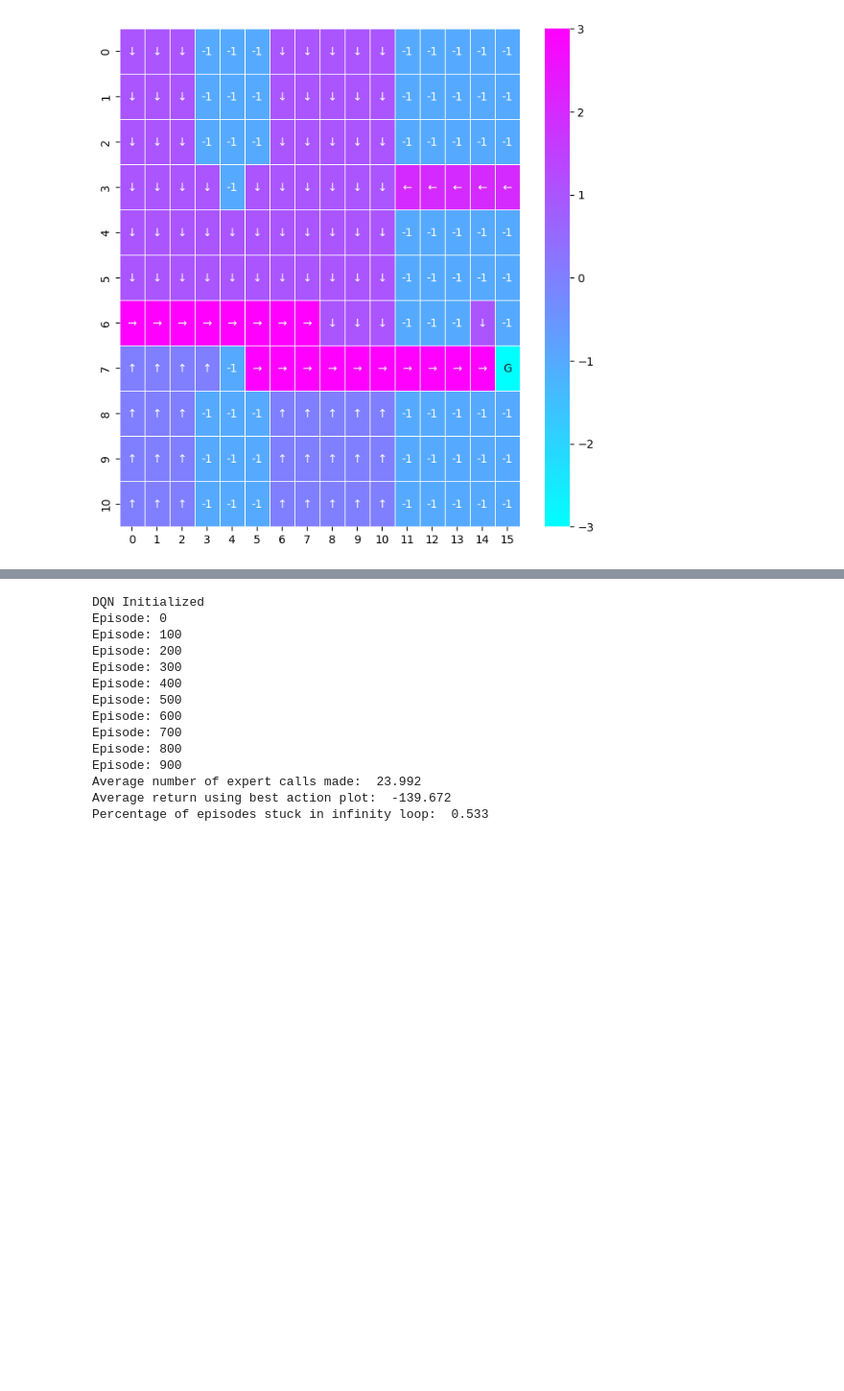
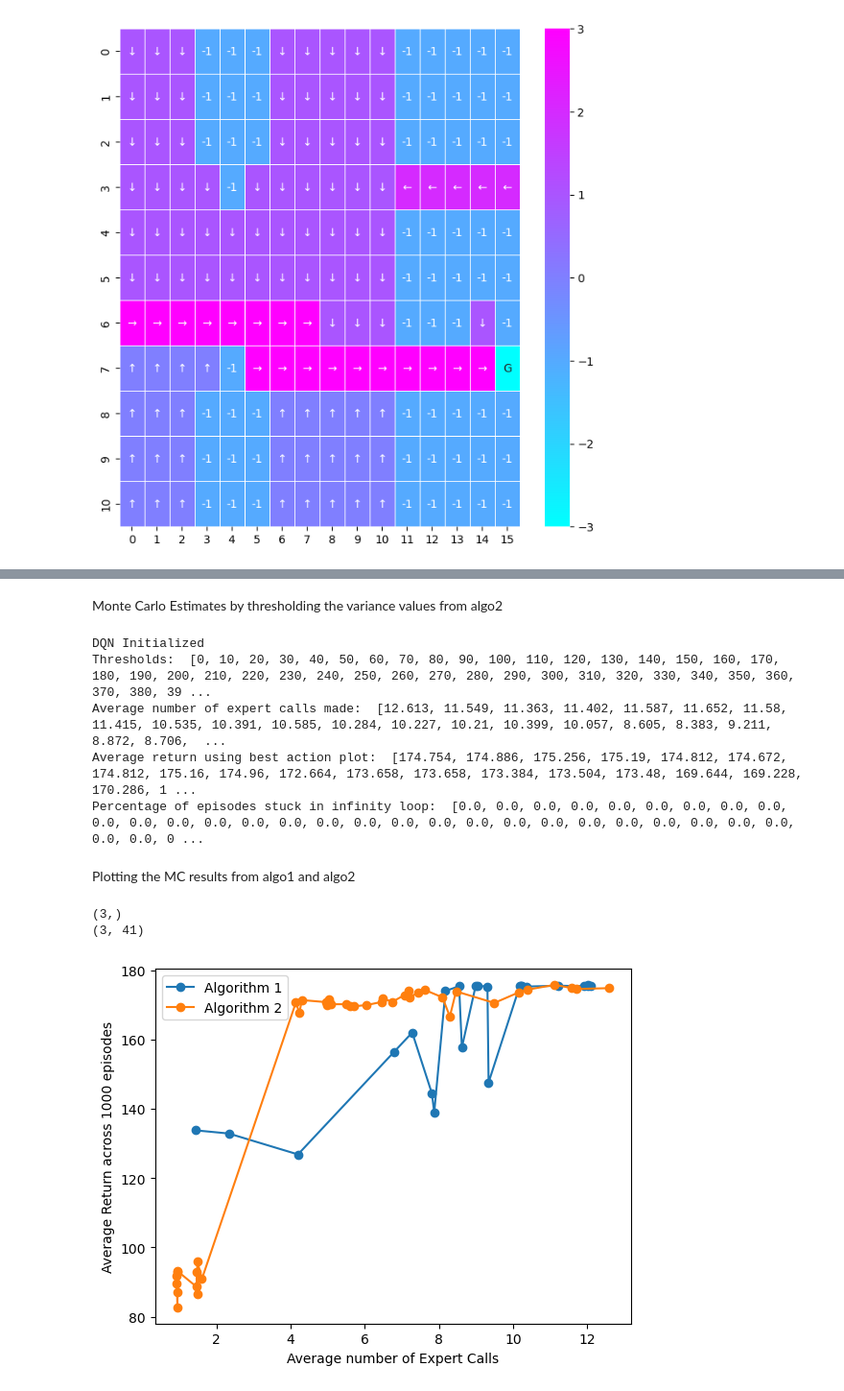
Before and after one commit to SiddharthSingi/Human-in-the-loop-RL, a Jupyter notebook: DQN_sparse_map/experiments.ipynb, the cells around one changed output, grey strips where cells are left out. Shown at 96% size. Cells and saved outputs as stored; diff of their text form; code cells hidden in the pictures; blank space fills up the shorter version.

```diff
--- a/DQN_sparse_map/experiments.ipynb
+++ b/DQN_sparse_map/experiments.ipynb
@@ -292,3 +519,5 @@ Running algo1 monte carlo estimates
+# %% [markdown]
+Monte Carlo Estimates by thresholding the variance values from algo2
 # %%
 import os
 import torch
@@ -300,29 +529,64 @@ os.chdir('/home/sidd/Human-in-the-loop-RL/')
 lr = 5e-5			# Learning rate for Q, M models
 alg2 = False
 logdir = 'DQN_sparse_map/Ocean/30k/v9/alg1'
-expert_penalty = -0.9	# Value should be negative
+expert_penalty = 0	# Value should be negative
 device = torch.device('cuda' if torch.cuda.is_available() else "cpu")
 torch.set_num_threads(4)
 
 # Adding all hyperparametres to a text file
 os.makedirs(logdir, exist_ok=True)
 
-env = Grid(patch_size=5, expert_map_f = 'DQN_sparse_map/Ocean/expert_policy.npy', expert_penalty=expert_penalty)
+env = Grid(patch_size=5, expert_penalty=0, expert_map_f='DQN_sparse_map/Ocean/expert_policy.npy')
 test_env = Grid(0, patch_size=5)
 DQN = DQN_Agent(env, test_env, lr, device, burn_in=2)
-DQN.policy_rollout(1000, smoothing=100, max_steps=120, best_action_f='DQN_sparse_map/Ocean/30k/v4/alg1/Plots/Best_actions.npy')
+DQN.threshold_rollout(1000, thresh_spacing=20, dir_f='DQN_sparse_map/Ocean/10k/v1/Plots/', max_steps=25)
 # %% [output]
 DQN Initialized
-Episode: 0
-Episode: 100
-Episode: 200
-Episode: 300
-Episode: 400
-Episode: 500
-Episode: 600
-Episode: 700
-Episode: 800
-Episode: 900
-Average number of expert calls made:  23.992
-Average return using best action plot:  -139.672
-Percentage of episodes stuck in infinity loop:  0.533
+Thresholds:  [0, 10, 20, 30, 40, 50, 60, 70, 80, 90, 100, 110, 120, 130, 140, 150, 160, 170, 180, 190, 200, 210, 220, 230, 240, 250, 260, 270, 280, 290, 300, 310, 320, 330, 340, 350, 360, 370, 380, 39 ...
+Average number of expert calls made:  [12.613, 11.549, 11.363, 11.402, 11.587, 11.652, 11.58, 11.415, 10.535, 10.391, 10.585, 10.284, 10.227, 10.21, 10.399, 10.057, 8.605, 8.383, 9.211, 8.872, 8.706,  ...
+Average return using best action plot:  [174.754, 174.886, 175.256, 175.19, 174.812, 174.672, 174.812, 175.16, 174.96, 172.664, 173.658, 173.658, 173.384, 173.504, 173.48, 169.644, 169.228, 170.286, 1 ...
+Percentage of episodes stuck in infinity loop:  [0.0, 0.0, 0.0, 0.0, 0.0, 0.0, 0.0, 0.0, 0.0, 0.0, 0.0, 0.0, 0.0, 0.0, 0.0, 0.0, 0.0, 0.0, 0.0, 0.0, 0.0, 0.0, 0.0, 0.0, 0.0, 0.0, 0.0, 0.0, 0.0, 0.0, 0 ...
+# %% [markdown]
+Plotting the MC results from algo1 and algo2
+# %%
+import matplotlib.pyplot as plt
+import numpy as np
+
+# Visualizations
+algo1_expert_calls = [10.233, 12.017, 9.0365, 11.2195, 12.1035, 8.5435, 10.2165, 10.3715, 10.1795, 8.9915, 8.6175, 12.017, 6.7805, 8.1755, 11.9275, 9.307, 7.278, 7.8085, 9.3385, 2.33, 4.196, 7.872, 1.436]
+algo1_average_returns = [175.572, 175.631, 175.465, 175.499, 175.318, 175.354, 175.478, 175.25, 175.404, 175.522, 157.662, 175.4, 156.308, 173.972, 175.352, 175.251, 161.9805, 144.467, 147.564, 132.8485, 126.816, 138.892, 133.7615]
+algo1_expert_penalties = [-0.1, -0.2, -0.3, -0.4, -0.5, -0.6, -0.7, -0.8, -0.9]
+algo1_arr = np.array([algo1_expert_calls, algo1_average_returns, algo1_expert_penalties])
+np.save('DQN_sparse_map/Plots/algo1_arr.npy', algo1_arr)
+print(algo1_arr.shape)
+
+sorted_inds = np.argsort(algo1_expert_calls)
+algo1_expert_calls = np.array(algo1_expert_calls)[sorted_inds]
+algo1_average_returns = np.array(algo1_average_returns)[sorted_inds]
+
+algo2_expert_calls = [12.597, 11.72, 11.121, 11.577, 10.148, 10.392, 9.493, 8.294, 8.461, 8.093, 7.618, 7.451, 7.217, 7.182, 7.064, 6.739, 6.445, \
+                      6.469, 6.053, 5.492, 5.698, 5.611, 5.026, 5.085, 4.982, 5.02, 4.955, 4.302, 4.234, 4.139, 1.604, 1.456, 1.475, 1.472, 1.48, 0.944, 0.93, 0.931, 0.95, 0.954, 0.934]
+algo2_average_returns = [174.792, 174.546, 175.74, 174.828, 173.546, 174.374, 170.524, 166.616, 173.868, 172.144, 174.27, 173.584, 172.212, 174.146, 172.779, 170.824, 170.784, 171.927, 169.93, 170.155, 169.536, \
+                         169.745, 171.521, 170.16, 169.878, 170.913, 170.757, 171.352, 167.698, 170.613, 90.885, 88.651, 86.502, 92.895, 96.03, 82.673, 89.652, 91.852, 92.983, 93.067, 87.172]
+thresholds = [0, 25, 50, 75, 100, 125, 150, 175, 200, 225, 250, 275, 300, 325, 350, 375, 400, 425, 450, 475, 500, 525, 550, 575, 600, 625, 650, 675, 700, 725, 750, 775, 800, 825, 850, 875, 900, 925, 950, 975, 1000]
+
+assert len(algo2_expert_calls) == len(algo2_average_returns) == len(thresholds)
+
+algo2_arr = np.array([algo2_expert_calls, algo2_average_returns, thresholds])
+print(algo2_arr.shape)
+np.save('DQN_sparse_map/Plots/algo2_arr.npy', algo2_arr)
+
+sorted_inds = np.argsort(algo2_expert_calls)
+algo2_expert_calls = np.array(algo2_expert_calls)[sorted_inds]
+algo2_average_returns = np.array(algo2_average_returns)[sorted_inds]
+
+plt.plot(algo1_expert_calls, algo1_average_returns, label='Algorithm 1', marker='o', markersize=6)
+plt.plot(algo2_expert_calls, algo2_average_returns, label='Algorithm 2', marker='o', markersize=6)
+plt.xlabel('Average number of Expert Calls')
+plt.ylabel('Average Return across 1000 episodes')
+plt.legend()
+plt.show()
+# %% [output]
+(3,)
+(3, 41)
+[figure, added]
```
Also changed, not shown: parts of 16 cells of this notebook, 15 other files.
